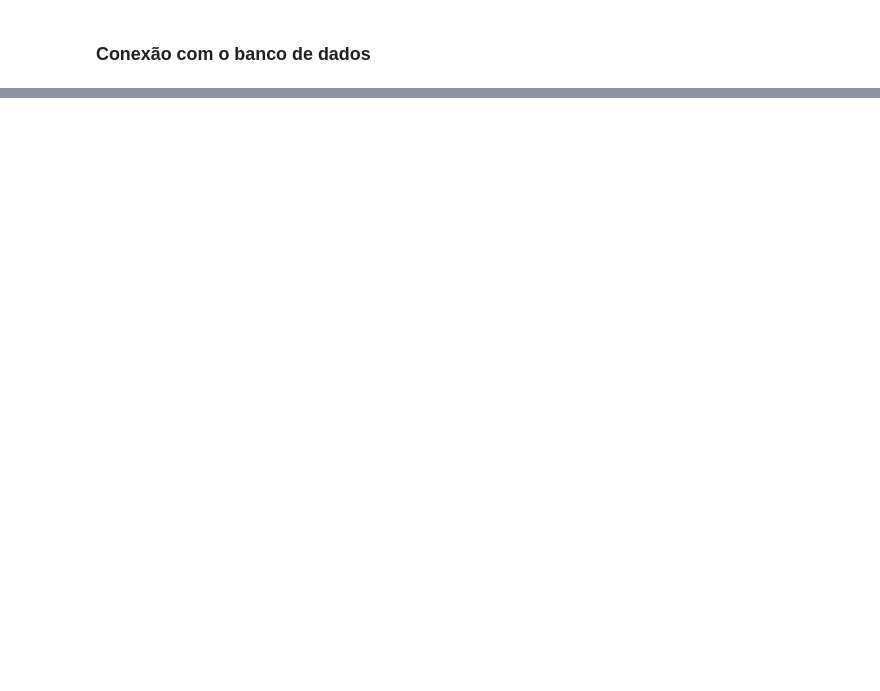
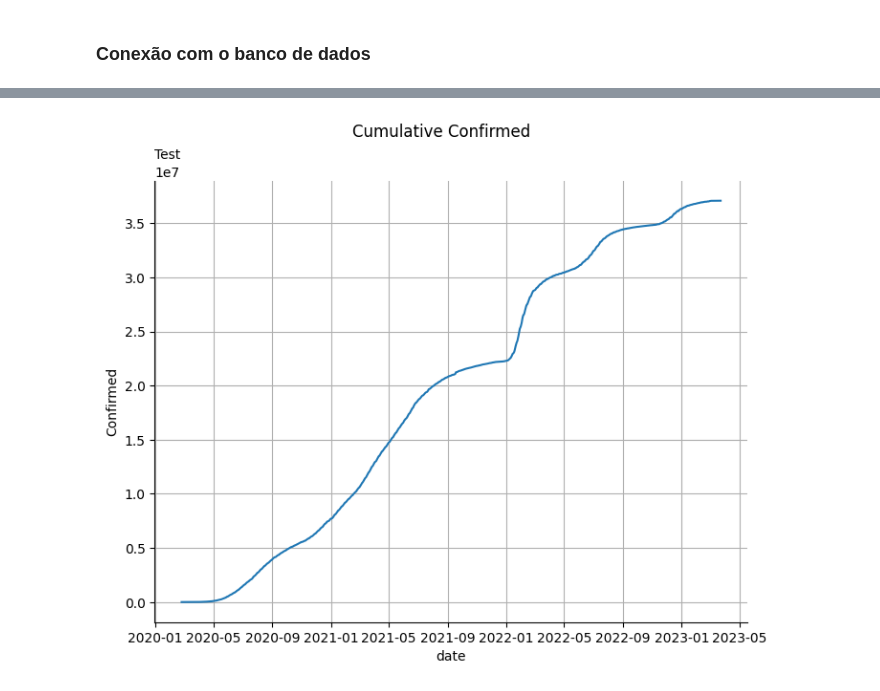
Before and after one commit to heitortanoue/time-series, a Jupyter notebook: python/streamlit/notebooks/test.ipynb, the cells around one changed output, grey strips where cells are left out. Drawn from its saved outputs; the diff is of its cells as text; code cells hidden in the pictures; blank space fills up the shorter version.

Commit message:
plots notebooks

```diff
--- a/python/streamlit/notebooks/test.ipynb
+++ b/python/streamlit/notebooks/test.ipynb
@@ -104,0 +171,2 @@ df
+# %%
+br_confirmed = get_feature_time_series_lvl_1(df, feature='confirmed', administrative_area_level_1='Brazil')
@@ -104,0 +190,20 @@ df
+# %%
+plt.rc('axes', titlesize='medium')
+plt.rc('axes', titlelocation='left')
+plt.rc('axes.spines', right=False)
+plt.rc('axes.spines', top=False)
+sizets = (8,6)
+plt.rc('figure', figsize=sizets)
+# %%
+def plot_time_series(df:pd.DataFrame):
+
+    feature = df.columns[0].title()
+
+    ax = df.iloc[:,0].plot(figsize=sizets)
+    plt.suptitle('Cumulative Confirmed')
+    ax.set(ylabel=f'{feature}', title='Test')
+    ax.grid()
+# %%
+plot_time_series(br_confirmed)
+# %% [output]
+[figure, added]
```
Also changed, not shown: parts of 9 cells of this notebook, 2 other files.
